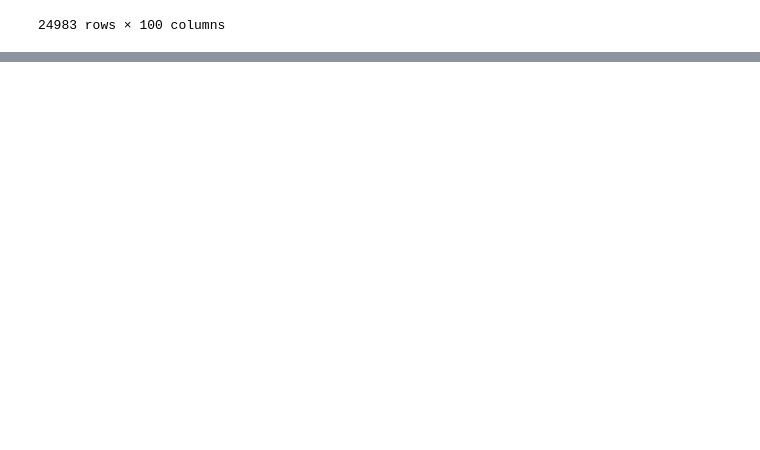
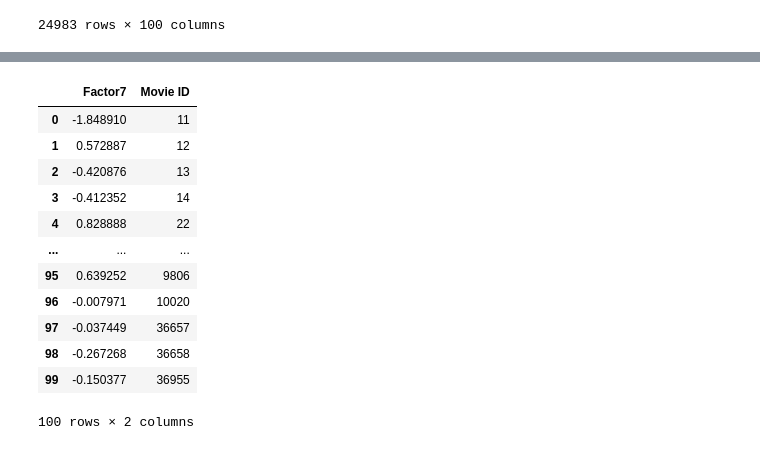
Before and after one commit to cyberanalyst268/Data-Science-and-Decision-Making, a Jupyter notebook: my_recommender.ipynb, the cells around one changed output, grey strips where cells are left out. Drawn from its saved outputs; the diff is of its cells as text; code cells hidden in the pictures; blank space fills up the shorter version.

```diff
--- a/my_recommender.ipynb
+++ b/my_recommender.ipynb
@@ -217,3 +221,6 @@ comparison_data
 | 24981 | (nan, 1.1298988098174334) | (nan, 0.7196398978715501) | (nan, 0.7174543113780208) | (nan, -0.6578048151153185) | (-9.71, 0.7566707957487435) | (nan, 1.9400889923475093) | (4.56, -9.609732709644278e-05) | (-8.3, -0.3182002302892388) | (nan, -0.05241134728557572) | (nan, 1.4302986359032455) | ... | ... |
 | 24982 | (2.43, 2.1813697794857627) | (2.67, 1.4774932287285527) | (-3.98, 1.4415584984397707) | (4.27, -1.2182454591898406) | (-2.28, 1.4399496645316483) | (7.33, 3.740457567251723) | (2.33, -0.014518042213032411) | (4.56, -0.5924864488223203) | (6.75, -0.0299363134894593) | (4.61, 2.7409554909404137) | ... | ... |
 24983 rows × 100 columns
+# %%
+mdata = pd.read_excel('movies_latent_factors.xlsx')
+mdata
@@ -219,0 +280,17 @@ comparison_data
+# %%
+ax = mdata[['Factor7','Movie ID']]
+ax
+# %% [output]
+|  | Factor7 | Movie ID |
+| 0 | -1.848910 | 11 |
+| 1 | 0.572887 | 12 |
+| 2 | -0.420876 | 13 |
+| 3 | -0.412352 | 14 |
+| 4 | 0.828888 | 22 |
+| ... | ... | ... |
+| 95 | 0.639252 | 9806 |
+| 96 | -0.007971 | 10020 |
+| 97 | -0.037449 | 36657 |
+| 98 | -0.267268 | 36658 |
+| 99 | -0.150377 | 36955 |
+100 rows × 2 columns
```
Also changed, not shown: parts of 5 cells of this notebook.
